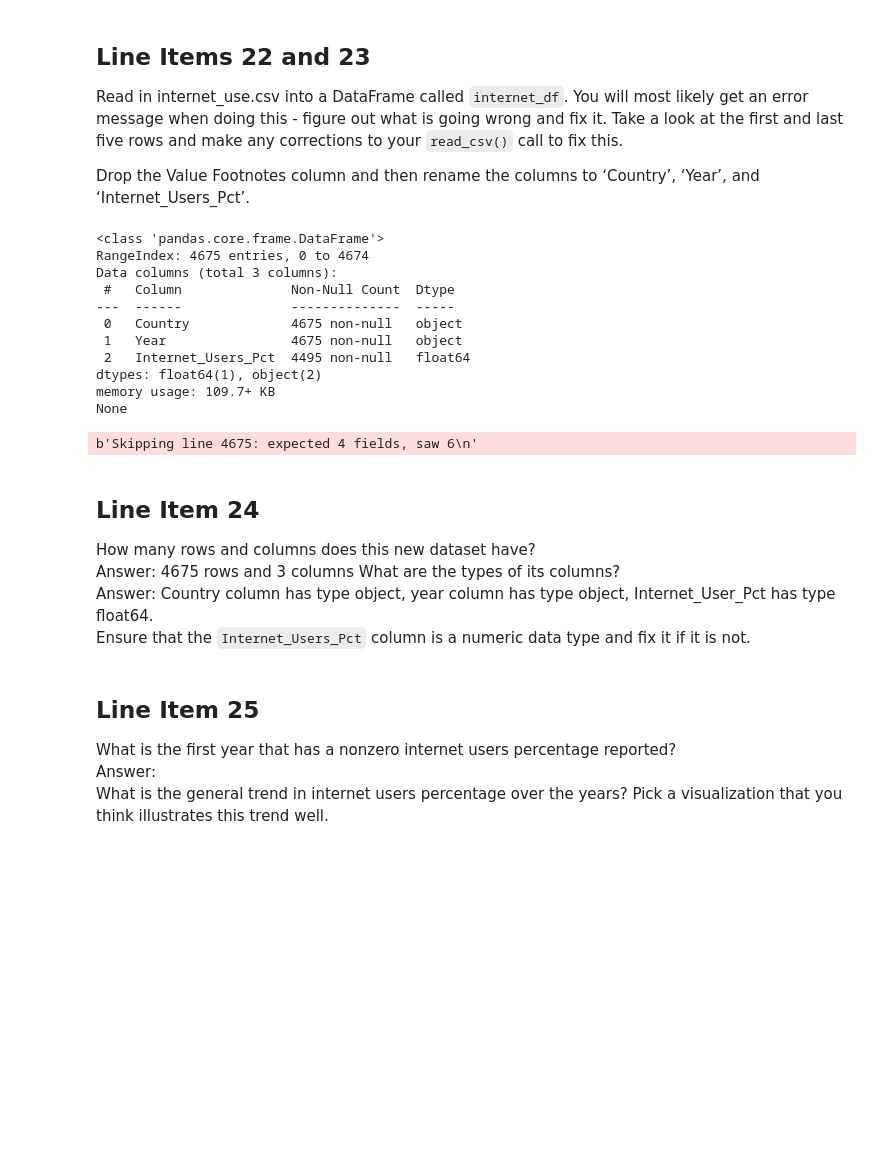
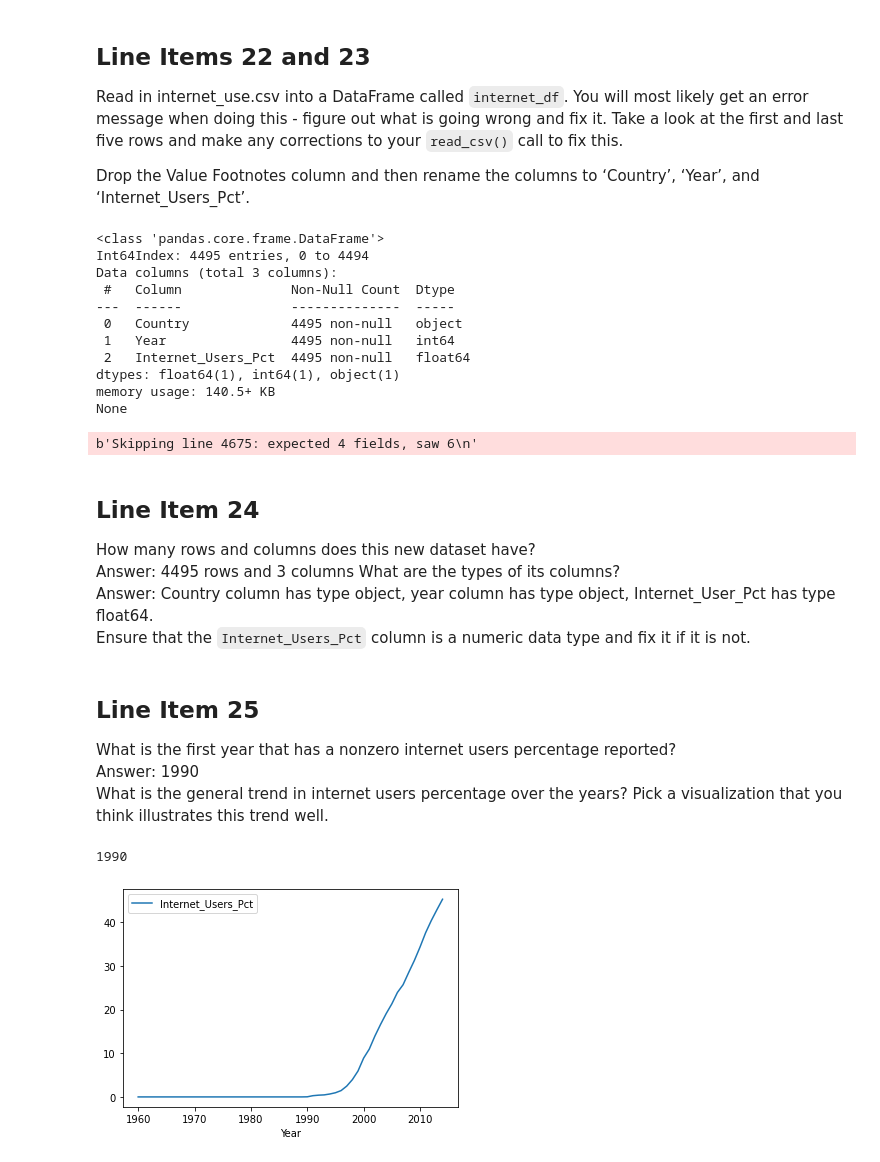
Before and after one commit to nss-data-science-cohort-5/un_exploration-jrkotun, a Jupyter notebook: notebooks/UN_Data_Exploration.ipynb, the cells around one changed output. Drawn from its saved outputs; the diff is of its cells as text; code cells hidden in the pictures; blank space fills up the shorter version.

```diff
--- a/notebooks/UN_Data_Exploration.ipynb
+++ b/notebooks/UN_Data_Exploration.ipynb
@@ -285,32 +323,50 @@ Read in internet_use.csv into a DataFrame called `internet_df`. You will most li
 
 Drop the Value Footnotes column and then rename the columns to ‘Country’, ‘Year’, and ‘Internet_Users_Pct’.
 # %%
+# Read in internet_use.csv
 internet_df = pd.read_csv('../data/internet_use.csv', error_bad_lines=False)
-internet_df = internet_df.drop(columns='Value Footnotes')
+
+# Drop Value Footnotes column from internet_df
+internet_df = internet_df.drop(columns='Value Footnotes').dropna(0)
+
+# Rename columns of internet_df
 internet_df.columns = ['Country', 'Year', 'Internet_Users_Pct']
+
+# Change Year column of internet_df from object type to int64
+internet_df['Year'] = internet_df['Year'].astype('int64')
 print(internet_df.info())
 # %% [output]
 <class 'pandas.core.frame.DataFrame'>
-RangeIndex: 4675 entries, 0 to 4674
+Int64Index: 4495 entries, 0 to 4494
 Data columns (total 3 columns):
  #   Column              Non-Null Count  Dtype
 ---  ------              --------------  -----
- 0   Country             4675 non-null   object
- 1   Year                4675 non-null   object
+ 0   Country             4495 non-null   object
+ 1   Year                4495 non-null   int64
  2   Internet_Users_Pct  4495 non-null   float64
-dtypes: float64(1), object(2)
-memory usage: 109.7+ KB
+dtypes: float64(1), int64(1), object(1)
+memory usage: 140.5+ KB
 None
 b'Skipping line 4675: expected 4 fields, saw 6\n'
 # %% [markdown]
 ## Line Item 24
 How many rows and columns does this new dataset have?<br>
-Answer: 4675 rows and 3 columns
+Answer: 4495 rows and 3 columns
 What are the types of its columns?<br>
 Answer: Country column has type object, year column has type object, Internet_User_Pct has type float64.<br>
 Ensure that the `Internet_Users_Pct` column is a numeric data type and fix it if it is not.
 # %% [markdown]
 ## Line Item 25
 What is the first year that has a nonzero internet users percentage reported?<br>
-Answer:<br>
+Answer: 1990<br>
 What is the general trend in internet users percentage over the years? Pick a visualization that you think illustrates this trend well.
+# %%
+# Determine the first year that has a nonzero internet users %
+print(internet_df[internet_df['Internet_Users_Pct'] > 0]['Year'].min())
+# %% [output]
+1990
+# %%
+# Graph general trend in internet users percentage over the years
+internet_df.groupby('Year').agg('mean').plot();
+# %% [output]
+[figure, added]
```
Also changed, not shown: parts of 37 cells of this notebook.
